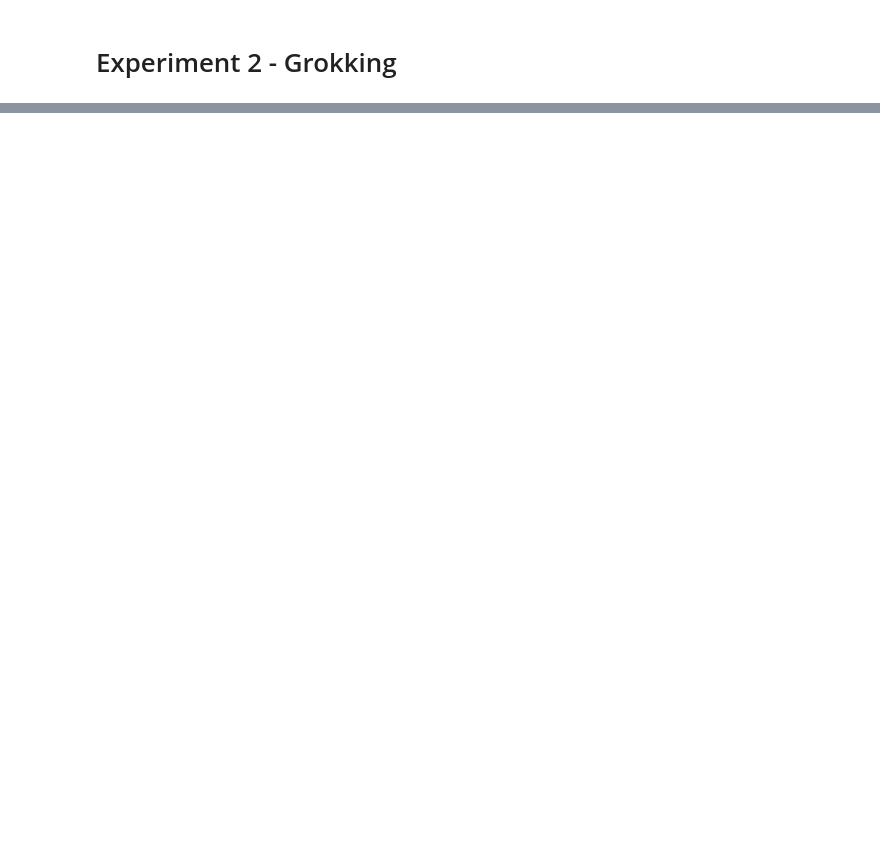
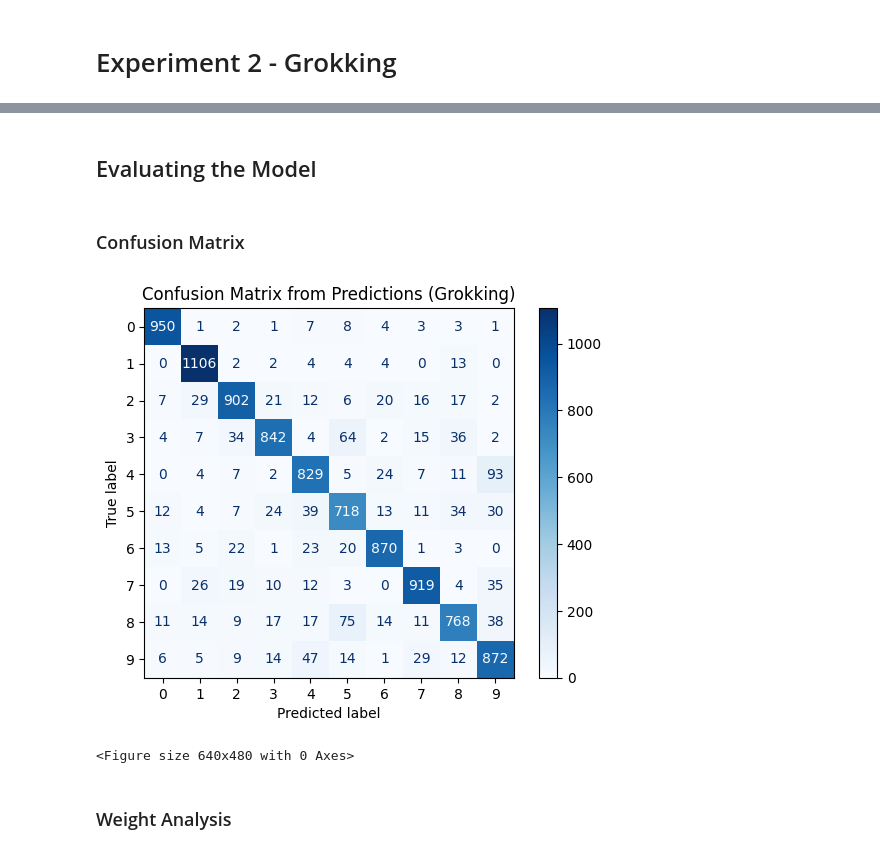
Before and after one commit to xnell90/rmt, a Jupyter notebook: Experiment 2 - Grokking.ipynb, the cells around one changed output, grey strips where cells are left out. Saved outputs shown, nothing was run; the diff lists cells and outputs as text; code cells hidden in the pictures; blank space fills up the shorter version.

Commit message:
updated grokking notebook

```diff
--- a/Experiment 2 - Grokking.ipynb
+++ b/Experiment 2 - Grokking.ipynb
@@ -33,0 +76,30 @@ mnist
+# %%
+@torch.no_grad()
+def evaluate(loader):
+    model.eval()
+
+    correct = 0
+    total = 0
+    total_loss = 0.0
+
+    for x_eval, y_eval in loader:
+        x_eval, y_eval = x_eval.to(device), y_eval.to(device)
+        output_eval = model(x_eval)
+
+        # Compute total_loss for mean MSE loss
+        y_eval_ohe = F.one_hot(y_eval, num_classes=10).float()
+        loss = criterion(output_eval, y_eval_ohe)
+        total_loss += loss.item() * y_eval.size(0)
+
+        # Compute correct predictions
+        preds = output_eval.argmax(dim=1)
+        correct += (preds == y_eval).sum().item()
+
+        # Compute number of samples
+        total += y_eval.size(0)
+
+        # Compute accuracy and mean MSE loss
+        accuracy = correct / total
+        mean_mse_loss = total_loss / total
+
+    return accuracy, mean_mse_loss
@@ -34 +151,25 @@ mnist
+# %% [markdown]
+## Evaluating the Model
+# %% [markdown]
+### Confusion Matrix
+# %%
+from utils import display_confusion_matrix
+
+model.eval()
+predictions = []
+actuals = []
+
+for x_test, y_test in test_loader:
+    x_test = x_test.to(device)
+    prediction = model(x_test).argmax(dim=1)
+
+    predictions += prediction.cpu().tolist()
+    actuals += y_test.tolist()
+
+display_confusion_matrix(actuals, predictions, title='Confusion Matrix from Predictions (Grokking)')
+# %% [output]
+[figure, added]
+<Figure size 640x480 with 0 Axes>
+# %% [markdown]
+### Weight Analysis
 # %%
```
Also changed, not shown: parts of 23 cells of this notebook, 4 other files.
